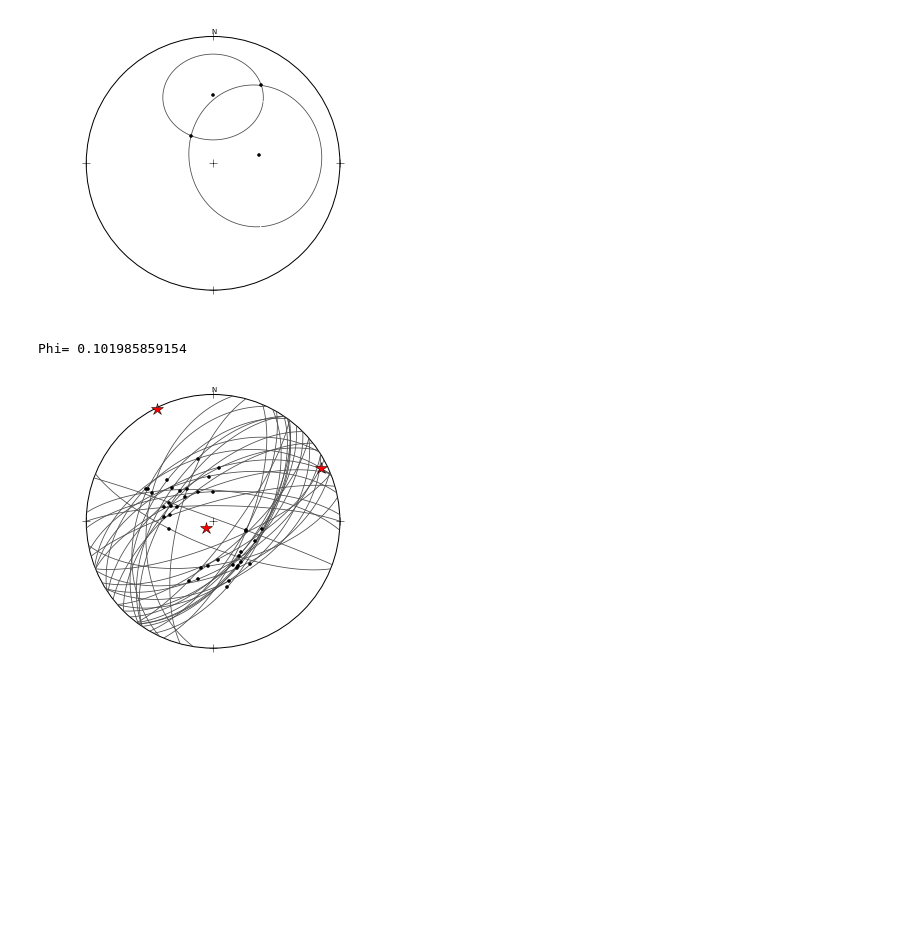
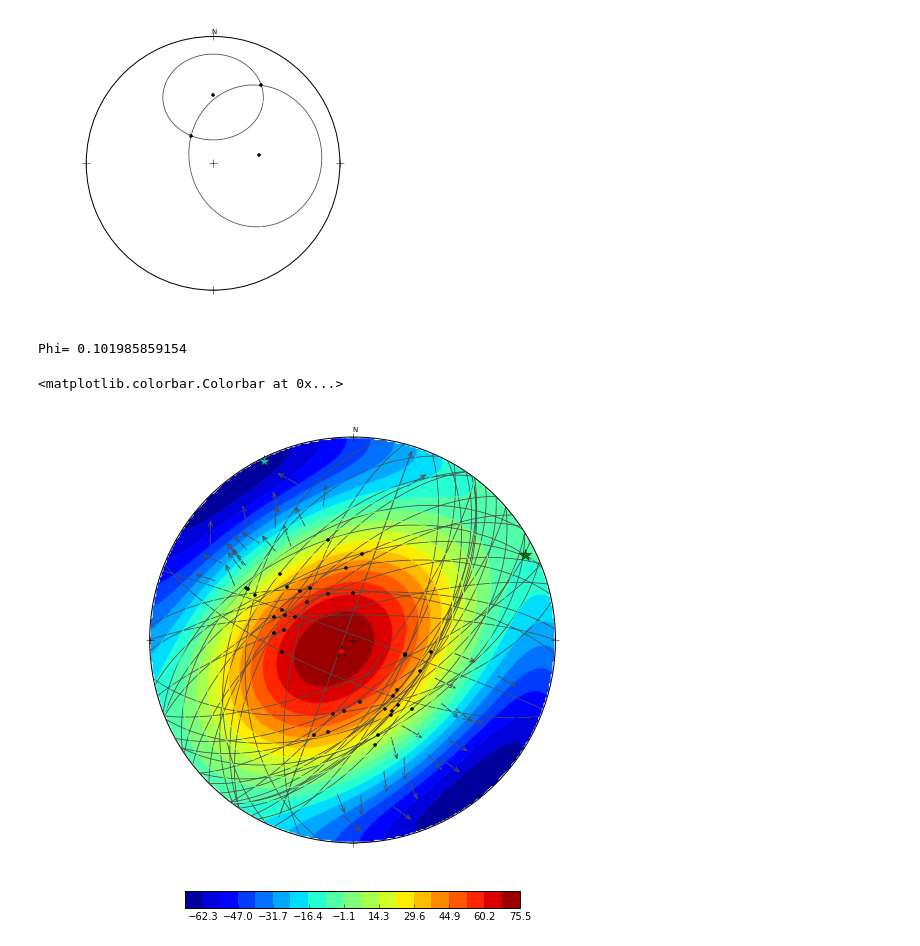
Before and after one commit to endarthur/autti, a Jupyter notebook: auttitude_testing.ipynb, the cells around one changed output. Drawn from its saved outputs; the diff is of its cells as text; code cells hidden in the pictures; blank space fills up the shorter version.

Commit message:
added graphical dihedra, slip-linear and slickenlines
Extra example for faults taken from OpenStereo as well.

```diff
--- a/auttitude_testing.ipynb
+++ b/auttitude_testing.ipynb
@@ -115,23 +115,31 @@ plot.plot_poles(intersection)
 # %%
 angelier = np.loadtxt("Angelier_1979.txt", usecols=(0, 1, 2, 3), delimiter='\t')
 angelier[:,0] += 90
 
 angelier_planes = at.PlaneData(at.dcos_plane(angelier[:,:2]))
 angelier_lines = at.LineData(at.dcos_line(angelier[:,2:]))
 
 stress_matrix, residuals = at.stress.michael(angelier_planes, angelier_lines)
 stress_directions, (s1, s2, s3) = at.stress.principal_stresses(stress_matrix)
 print "Phi=", (s2-s3)/(s1-s3)
 
-fig, ax = plt.subplots(figsize=(5, 5))
+angelier_dihedra = at.stress.angelier_graphical(angelier_planes, angelier_lines)
+
+fig, ax = plt.subplots(figsize=(10, 10))
 plot = at.ProjectionPlot(ax)
 plot.clear_diagram()
 plot.plot_poles(angelier_lines)
 plot.plot_circles(angelier_planes.great_circle())
-plot.plot_poles(stress_directions, marker='*', ms=12, c='r')
+plot.plot_poles(stress_directions[0], marker='*', ms=12, c='r') #compressive
+plot.plot_poles(stress_directions[1], marker='*', ms=12, c='g') #intermediate
+plot.plot_poles(stress_directions[2], marker='*', ms=12, c='c') #distensive
+plot.plot_slip_linear(angelier_planes, angelier_lines, True)
+c = plot.plot_contours(at.default_grid.grid, angelier_dihedra, len(angelier_planes), 20, cmap='jet')
+plt.colorbar(c, shrink=.6, orientation='horizontal', pad=.05)
 # %% [output]
 Phi= 0.101985859154
+<matplotlib.colorbar.Colorbar at 0x...>
-[figure, old version]
+[figure, new version]
 # %%
 dixie = np.loadtxt("dixie.txt", skiprows=1, delimiter=' ')
 dixie[:, 2] *= -1
```
Also changed, not shown: parts of 2 cells of this notebook, 4 other files.
